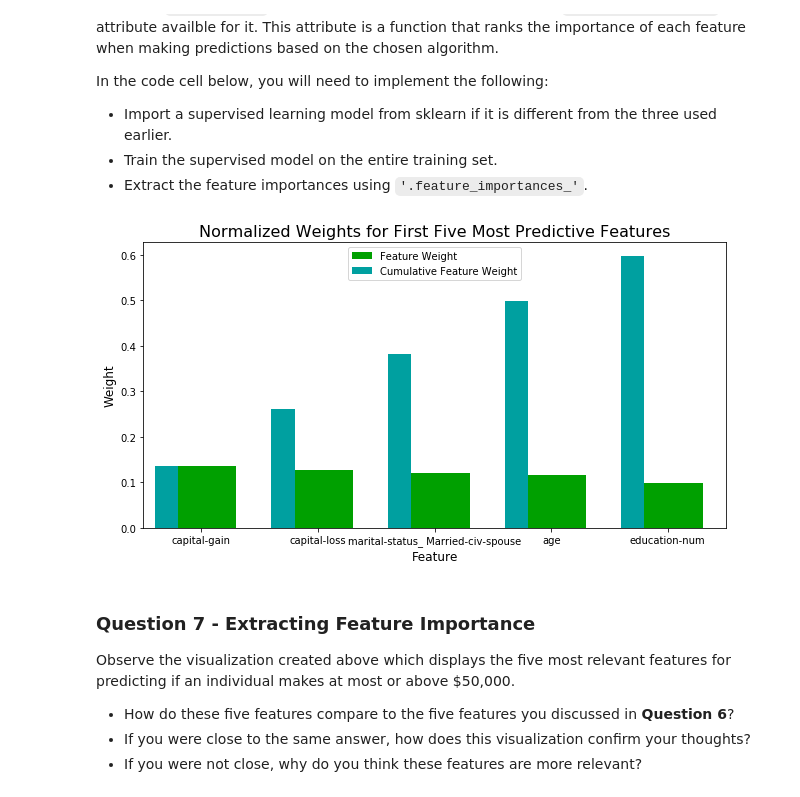
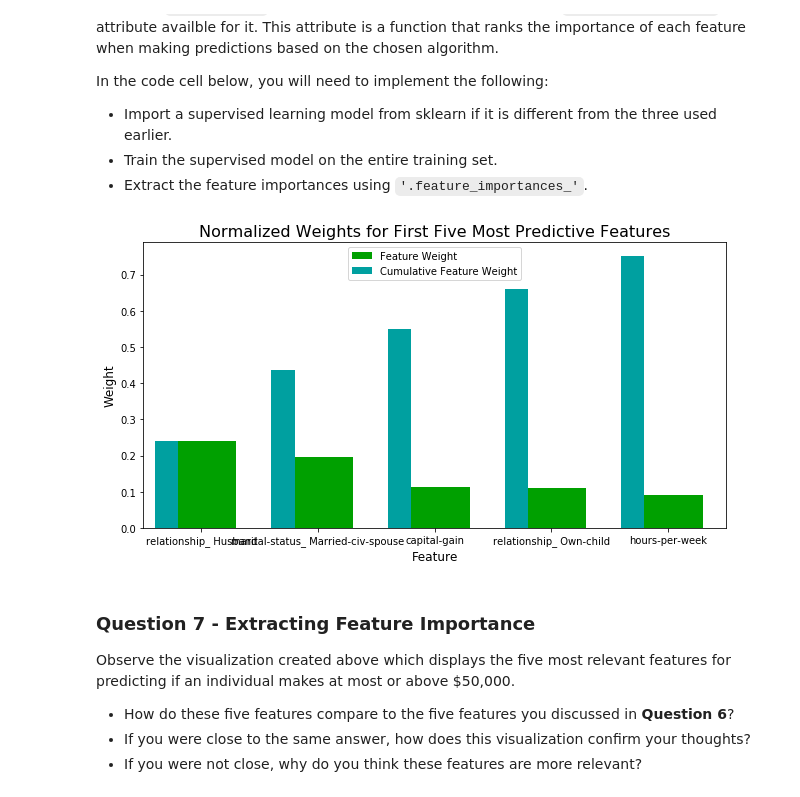
Before and after one commit to swapkh91/Finding-Donors-for-CharityML, a Jupyter notebook: finding_donors.ipynb, the cells around one changed output. Drawn from its saved outputs; the diff is of its cells as text; code cells hidden in the pictures.

```diff
--- a/finding_donors.ipynb
+++ b/finding_donors.ipynb
@@ -164,13 +173,14 @@ Additionally, as with the non-numeric features, we need to convert the non-numer
 features_final = pd.get_dummies(features_log_minmax_transform)
 
 # TODO: Encode the 'income_raw' data to numerical values
-income = income_raw.apply(lambda x: 1 if x == ">50K" else 0)
+# Set records with "<=50K" to 0 and records with ">50K" to 1.
+income = np.where(income_raw == '<=50K', 0, 1)
 
 # Print the number of features after one-hot encoding
 encoded = list(features_final.columns)
-print "{} total features after one-hot encoding.".format(len(encoded))
+print("{} total features after one-hot encoding.".format(len(encoded)))
 
 # Uncomment the following line to see the encoded feature names
-# print encoded
+features_final.sample(3)
 # %% [output]
 103 total features after one-hot encoding.
@@ -379,22 +464,24 @@ In the code cell, you will need to implement the following:
 **Note:** Depending on which algorithms you chose, the following implementation may take some time to run!
 # %%
 # TODO: Import the three supervised learning models from sklearn
-from sklearn.ensemble import RandomForestClassifier
-from sklearn.ensemble import GradientBoostingClassifier
-from sklearn.linear_model import LogisticRegression
+from sklearn import tree
+from sklearn import svm
+from sklearn import neighbors
+
+
 # TODO: Initialize the three models
-
-clf_A = GradientBoostingClassifier(random_state=42)
-clf_B = RandomForestClassifier(random_state=42)
-clf_C = LogisticRegression(random_state=42)
+clf_A = tree.DecisionTreeClassifier(random_state = 42)
+clf_B = svm.SVC(random_state = 42)
+clf_C = neighbors.KNeighborsClassifier()
 
 # TODO: Calculate the number of samples for 1%, 10%, and 100% of the training data
 # HINT: samples_100 is the entire training set i.e. len(y_train)
-# HINT: samples_10 is 10% of samples_100
-# HINT: samples_1 is 1% of samples_100
+# HINT: samples_10 is 10% of samples_100 (ensure to set the count of the values to be `int` and not `float`)
+# HINT: samples_1 is 1% of samples_100 (ensure to set the count of the values to be `int` and not `float`)
 samples_100 = len(y_train)
-samples_10 = int(len(y_train)*10/100)
-samples_1 = int(len(y_train)/100)
+samples_10 = int((10*len(y_train)) / 100)
+samples_1 = int((1*len(y_train)) / 100)
+
 
 # Collect results on the learners
 results = {}
@@ -562,18 +667,22 @@ In the code cell below, you will need to implement the following:
  - Extract the feature importances using `'.feature_importances_'`.
 # %%
 # TODO: Import a supervised learning model that has 'feature_importances_'
+from sklearn.ensemble import RandomForestClassifier
+from sklearn.datasets import make_classification
 
 
 # TODO: Train the supervised model on the training set using .fit(X_train, y_train)
-model = GradientBoostingClassifier().fit(X_train, y_train)
+model = RandomForestClassifier(max_depth=2, random_state=0)
+model.fit(X_train, y_train)
+
 
 # TODO: Extract the feature importances using .feature_importances_
 importances = model.feature_importances_
 
 # Plot
 vs.feature_plot(importances, X_train, y_train)
 # %% [output]
-[figure, old version]
+[figure, new version]
 # %% [markdown]
 ### Question 7 - Extracting Feature Importance
 
```
Also changed, not shown: parts of 40 cells of this notebook.
